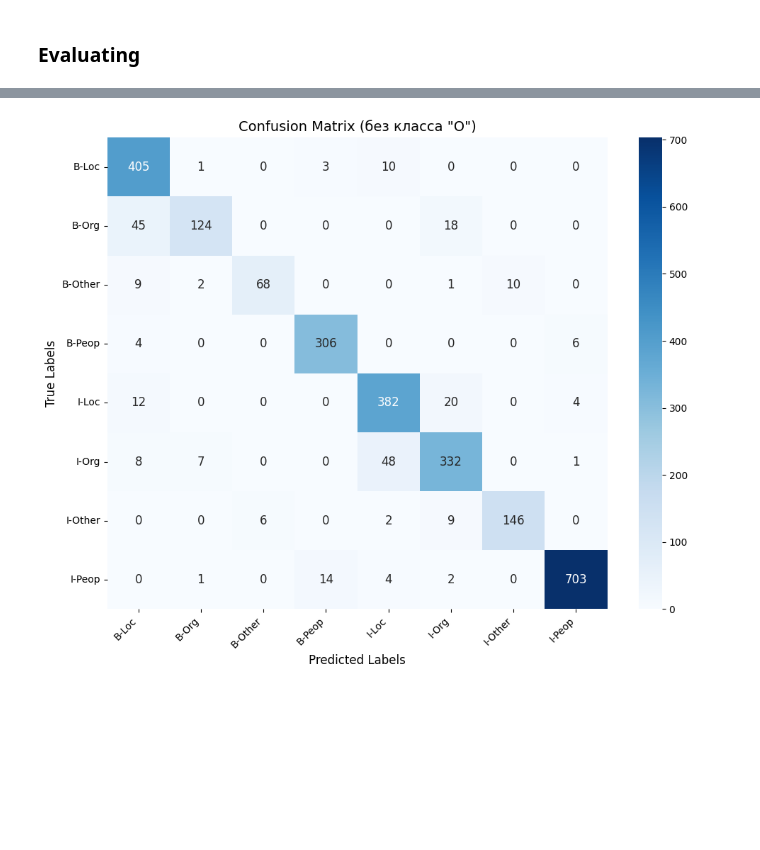
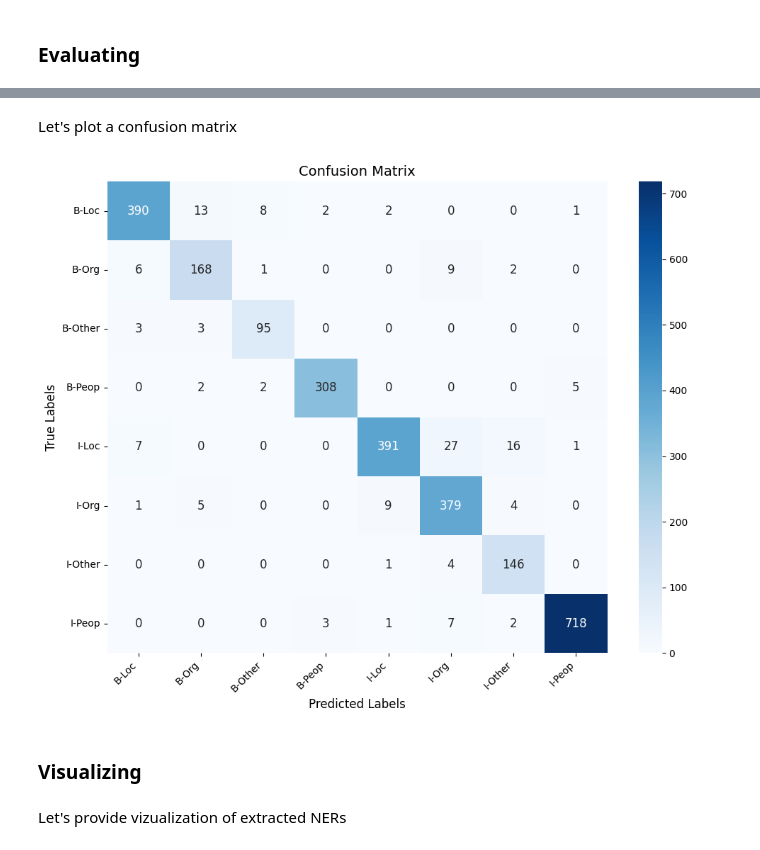
Before and after one commit to Ulyana-Nagornaya/NER_for_KG, a Jupyter notebook: notebooks/CRF_LLM.ipynb, the cells around one changed output, grey strips where cells are left out. Drawn from its saved outputs; the diff is of its cells as text; code cells hidden in the pictures; blank space fills up the shorter version.

```diff
--- a/notebooks/CRF_LLM.ipynb
+++ b/notebooks/CRF_LLM.ipynb
@@ -336,7 +413,6 @@ df_train = df_train[['tokens', 'bio_tags']]
 df_val = df_val[['tokens', 'bio_tags']]
 
 df_test = df_test[['tokens', 'bio_tags']]
-df_test = df_test[['tokens', 'bio_tags']]
 
 df_test
 # %% [output]
@@ -361,7 +455,7 @@ df_test['tokens'] = df_test['tokens'].apply(lambda x: x.tolist() if isinstance(x
 # %%
 tokenizer = AutoTokenizer.from_pretrained("bert-base-uncased")
 
-label2id = {"O": 0, "B-Peop": 1, "I-Peop": 2, "B-Org": 3, "I-Org": 4, "B-Loc": 5, "I-Loc": 6, "B-Other": 7, "I-Other": 8,}
+label2id = {"O": 0, "B-Peop": 1, "I-Peop": 2, "B-Org": 3, "I-Org": 4, "B-Loc": 5, "I-Loc": 6, "B-Other": 7, "I-Other": 8}
 id2label = {v: k for k, v in label2id.items()}
 # %%
 def tokenize_and_align_labels(tokens, labels, tokenizer, label2id, max_length=128):
@@ -434,6 +547,6 @@ from tqdm.auto import tqdm
 # %%
 class BertCrf(nn.Module):
-    def __init__(self, num_labels, bert_name, dropout=0.2):
+    def __init__(self, num_labels, bert_name, dropout=0.4):
         super().__init__()
         self.bert = AutoModel.from_pretrained(bert_name)
         self.dropout = nn.Dropout(dropout)
@@ -453,10 +566,13 @@ class BertCrf(nn.Module):
             return self.crf.decode(emissions, mask=mask)
 
     def save_to(self, path):
-        torch.save(self.state_dict(), path)
+        # from google.colab import drive
+        # drive.mount('/content/drive')
+        # path = '/content/drive/MyDrive/my_model.pt'
+        torch.save(self.state_dict(), path, _use_new_zipfile_serialization=True)
 
     def load_from(self, path):
-        self.load_state_dict(torch.load(path))
+        self.load_state_dict(torch.load(path, map_location='cpu', weights_only=False))
 # %%
 def compute_f1(preds, labels):
     preds_flat = [tag for seq in preds for tag in seq]
@@ -587,7 +728,9 @@ test_loader = DataLoader(test_dataset, batch_size=17, shuffle=False)
 # %%
-from sklearn.metrics import confusion_matrix, classification_report, f1_score
+from google.colab import drive
+drive.mount('/content/drive')
+device = torch.device("cuda" if torch.cuda.is_available() else "cpu")
 model = BertCrf(num_labels=len(label2id), bert_name="bert-base-uncased")
-model.load_from('model.pt')
+model.load_from('/content/drive/MyDrive/my_model.pt')
 model.to(device)
 model.eval()
 
@@ -632,30 +779,36 @@ micro-F1: 0.9365
+# %% [markdown]
+Let's plot a confusion matrix
 # %%
 filtered_true = []
 filtered_pred = []
 for labels_seq, preds_seq in zip(test_labels, test_preds):
     for true_tag_id, pred_tag_id in zip(labels_seq, preds_seq):
         if true_tag_id == -100:
             continue
         true_tag = id2label[true_tag_id]
         pred_tag = id2label[pred_tag_id]
         if true_tag != 'O':
             filtered_true.append(true_tag)
             filtered_pred.append(pred_tag)
 
 labels = sorted(list(set(filtered_true + filtered_pred) - {'O'}))
 
 cm = confusion_matrix(filtered_true, filtered_pred, labels=labels)
 
 plt.figure(figsize=(10, 8))
 sns.heatmap(cm, annot=True, fmt='d', cmap='Blues',
             xticklabels=labels, yticklabels=labels,
             annot_kws={"size": 12})
-plt.title('Confusion Matrix (без класса "O")', fontsize=14)
+plt.title('Confusion Matrix', fontsize=14)
 plt.xlabel('Predicted Labels', fontsize=12)
 plt.ylabel('True Labels', fontsize=12)
 plt.xticks(rotation=45, ha='right')
 plt.yticks(rotation=0)
 plt.tight_layout()
 plt.show()
 # %% [output]
-[figure, old version]
+[figure, new version]
+# %% [markdown]
+### Visualizing
+# %% [markdown]
+Let's provide vizualization of extracted NERs
```
Also changed, not shown: parts of 40 cells of this notebook.
